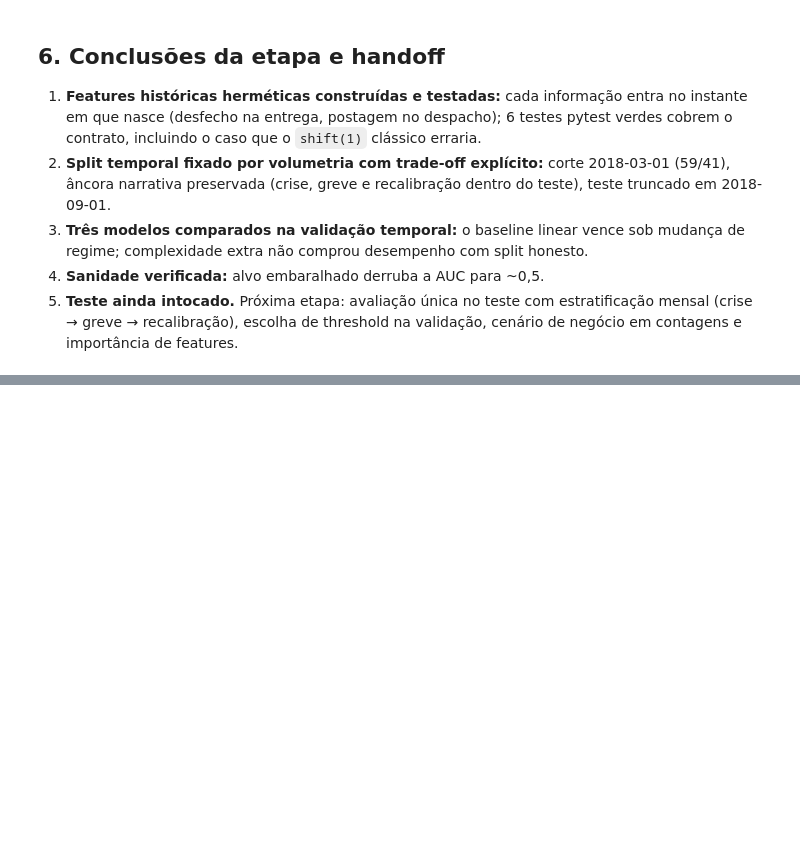
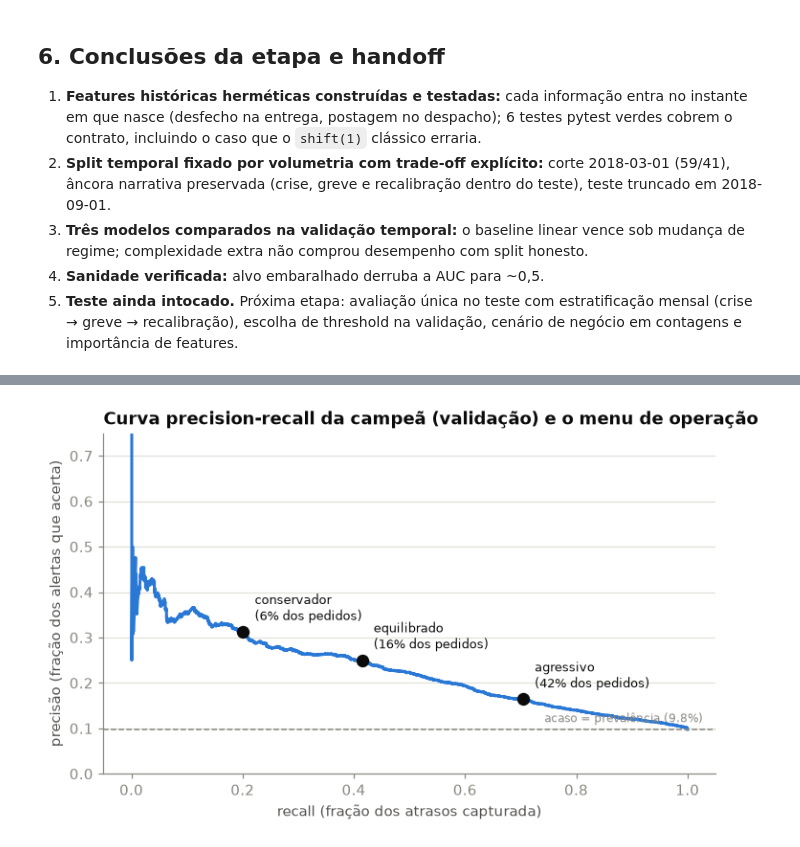
Before and after one commit to tf-ferreira/olist-delivery-delay-prediction, a Jupyter notebook: notebooks/03_modeling.ipynb, the cells around one changed output, grey strips where cells are left out. Cells and saved outputs as stored; diff of their text form; code cells hidden in the pictures; blank space fills up the shorter version.

```diff
--- a/notebooks/03_modeling.ipynb
+++ b/notebooks/03_modeling.ipynb
@@ -238,0 +372,26 @@ split_config.json salvo: {'cut': '2018-03-01', 'test_end': '2018-09-01', 'val_st
+# %%
+proba_val_champ = core_fitted[CHAMPION].predict_proba(X_val)[:, 1]
+prec, rec, _ = precision_recall_curve(y_val, proba_val_champ)
+
+fig, ax = plt.subplots(figsize=(7.5, 4.2))
+ax.plot(rec, prec, color=ACCENT, linewidth=2)
+ax.axhline(y_val.mean(), color=GRAY, linewidth=1, linestyle="--")
+ax.annotate(
+    f"acaso = prevalência ({y_val.mean():.1%})",
+    xy=(0.98, y_val.mean()), xycoords=("axes fraction", "data"),
+    xytext=(0, 5), textcoords="offset points", ha="right", fontsize=8, color=GRAY,
+)
+for name, row in ops.iterrows():
+    ax.scatter(row["recall_val"], row["precisão_val"], s=60, color=INK, zorder=3)
+    ax.annotate(
+        f"{name}\n({row['alert_rate_val']:.0%} dos pedidos)",
+        xy=(row["recall_val"], row["precisão_val"]),
+        xytext=(8, 8), textcoords="offset points", fontsize=8.5, color=INK,
+    )
+ax.set_title("Curva precision-recall da campeã (validação) e o menu de operação")
+ax.set_xlabel("recall (fração dos atrasos capturada)")
+ax.set_ylabel("precisão (fração dos alertas que acerta)")
+ax.set_ylim(0, 0.75)
+plt.show()
+# %% [output]
+[figure, added]
```
Also changed, not shown: parts of 18 cells of this notebook, 1 other file.
